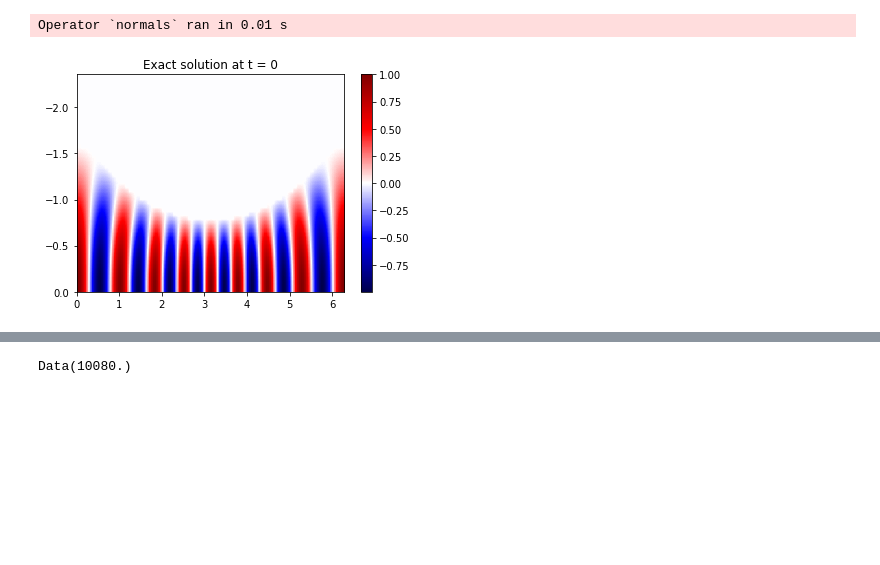
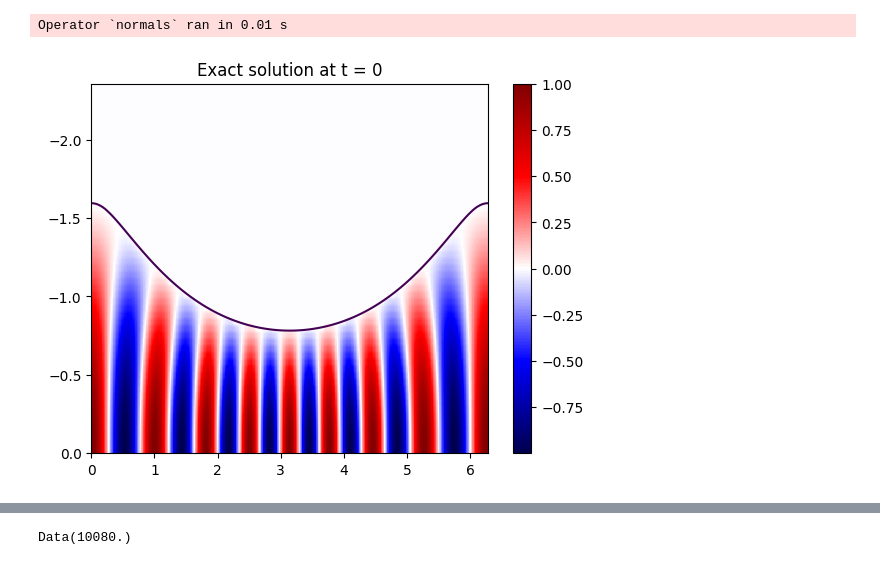
Before and after one commit to devitocodes/schism, a Jupyter notebook: examples/8_2nd-order_acoustic_exact_solution_comparison.ipynb, the cells around one changed output, grey strips where cells are left out. Saved outputs shown, nothing was run; the diff lists cells and outputs as text; code cells hidden in the pictures; blank space fills up the shorter version.

Commit message:
Examples: added boundary surfaces to plots in example notebooks

```diff
--- a/examples/8_2nd-order_acoustic_exact_solution_comparison.ipynb
+++ b/examples/8_2nd-order_acoustic_exact_solution_comparison.ipynb
@@ -143,17 +143,19 @@ Operator `normals` ran in 0.01 s
 # %%
 # Plot the solution masked with the interior mask
 import sympy as sp
 
 interior_mask = bg.interior_mask[(sp.core.numbers.Zero(), sp.core.numbers.Zero())][4:-4]
 # interior_mask = y1(xmsh, ymsh, A) > -1
 u0[np.logical_not(interior_mask)] = 0
 
 plt.imshow(u0.T, extent=(0, 2*np.pi, 0, -3*np.pi/4), aspect='auto', cmap='seismic')
 plt.title("Exact solution at t = 0")
 plt.colorbar()
+plt.contour(xmsh, ymsh, sdf.data[4:-4], [0])
+plt.savefig("exact_solution")
 plt.show()
 # %% [output]
-[figure, old version]
+[figure, new version]
 # %%
 # Set up the velocity field
 vel = dv.Function(name='vel', grid=new_grid)
```
Also changed, not shown: parts of 9 cells of this notebook, 2 other files.
